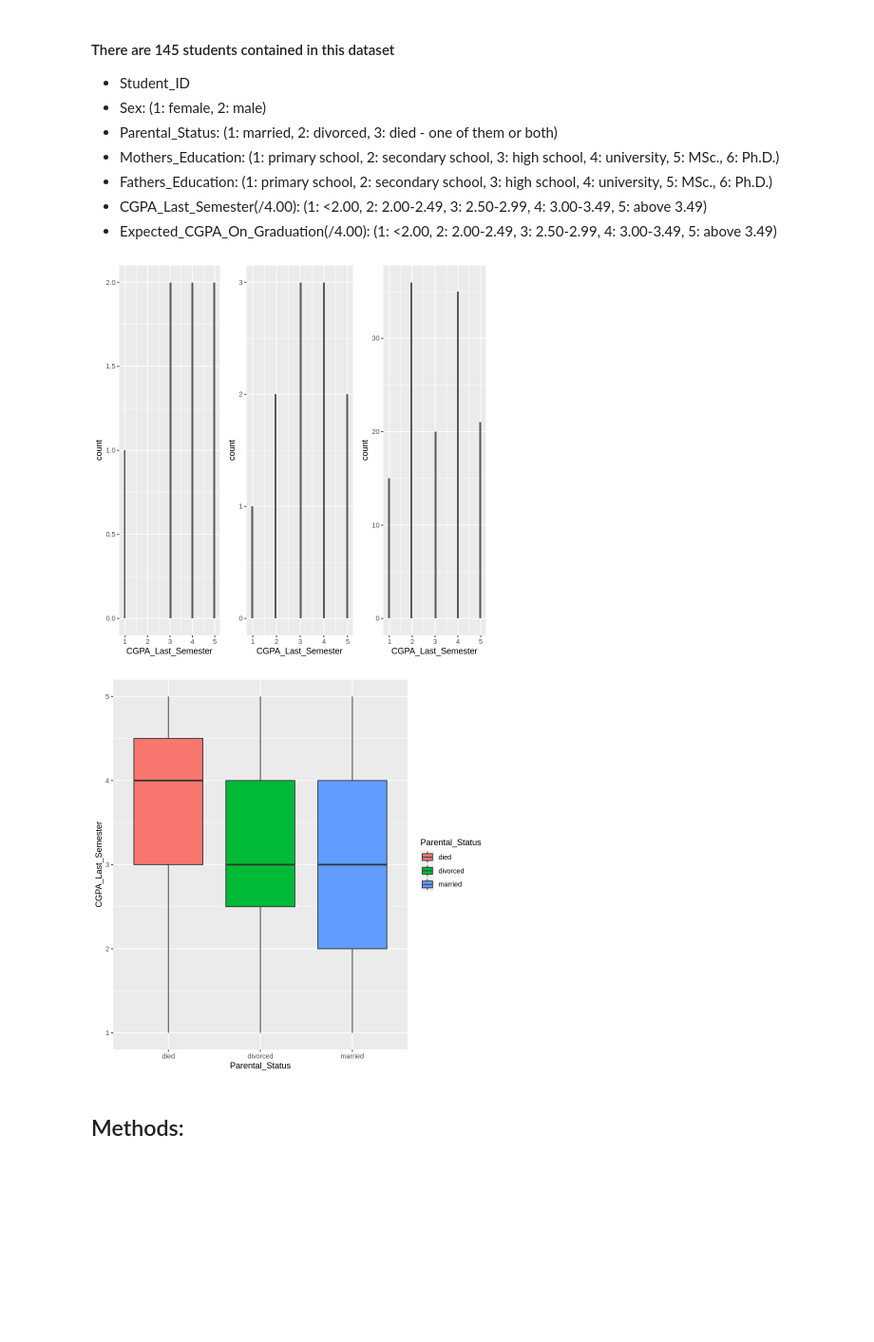
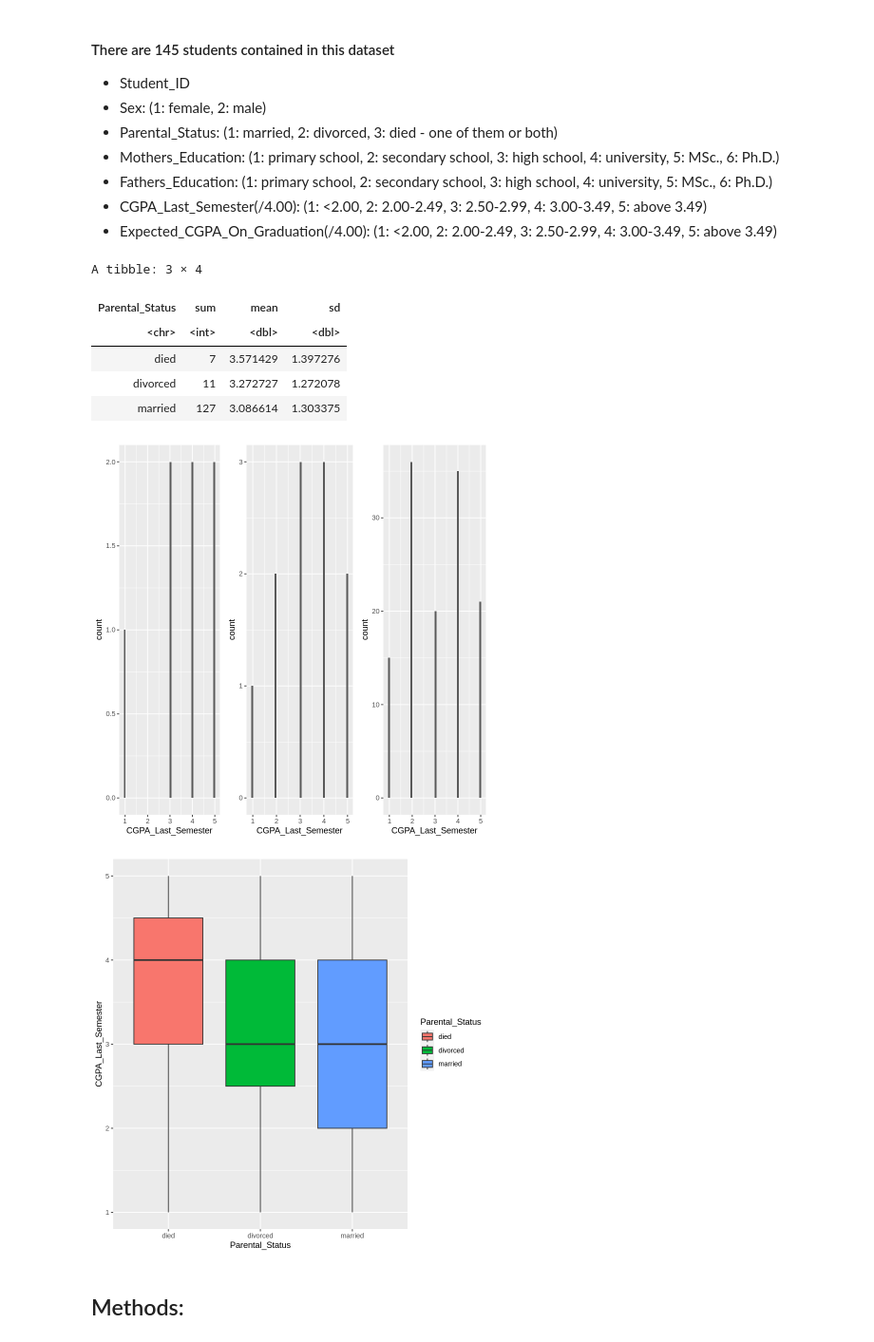
Before and after one commit to DanielHuangjiakang/Academic_Success_and_Parental_Education_Analysis-STAT201Group29, a Jupyter notebook: STAT201_GroupProposal.ipynb, the cells around one changed output. Shown at 95% size. Saved outputs shown, nothing was run; the diff lists cells and outputs as text; code cells hidden in the pictures; blank space fills up the shorter version.

```diff
--- a/STAT201_GroupProposal.ipynb
+++ b/STAT201_GroupProposal.ipynb
@@ -68,35 +68,45 @@ histogram_Died_Parents_CGPA_Last_Semester <-
     filter(Parental_Status == "died") |>
     ggplot(aes(x = CGPA_Last_Semester)) +
     geom_histogram(bins = 50)
 
 histogram_Married_Parents_CGPA_Last_Semester <-
     student_data |>
     filter(Parental_Status == "married") |>
     ggplot(aes(x = CGPA_Last_Semester)) +
     geom_histogram(bins = 50)
 
 histogram_Divorced_Parents_CGPA_Last_Semester <-
     student_data |>
     filter(Parental_Status == "divorced") |>
     ggplot(aes(x = CGPA_Last_Semester)) +
     geom_histogram(bins = 50)
 
 boxplots_Parental_Status_CGPA_Last_Semester <-
    student_data |>
    ggplot(aes(x = Parental_Status, y = CGPA_Last_Semester, fill = Parental_Status)) +
    geom_boxplot()
 plot_grid <- plot_grid(histogram_Died_Parents_CGPA_Last_Semester,
                        histogram_Divorced_Parents_CGPA_Last_Semester,
                        histogram_Married_Parents_CGPA_Last_Semester,
                        ncol=3)
 
-T_Died_Parents_CGPA_Last_Semester <-
+Summarize_Parental_Status_CGPA_Last_Semester <-
     student_data |>
+    group_by(Parental_Status) |>
+    summarize(sum = n(),
+             mean = mean(CGPA_Last_Semester),
+             sd = sd(CGPA_Last_Semester))
 
-
+Summarize_Parental_Status_CGPA_Last_Semester
 plot_grid
 boxplots_Parental_Status_CGPA_Last_Semester
 # %% [output]
+A tibble: 3 × 4
+| Parental_Status | sum | mean | sd |
+| <chr> | <int> | <dbl> | <dbl> |
+| died | 7 | 3.571429 | 1.397276 |
+| divorced | 11 | 3.272727 | 1.272078 |
+| married | 127 | 3.086614 | 1.303375 |
 [figure]
 [figure]
 # %% [markdown]
```
Also changed, not shown: parts of 1 cell of this notebook.
